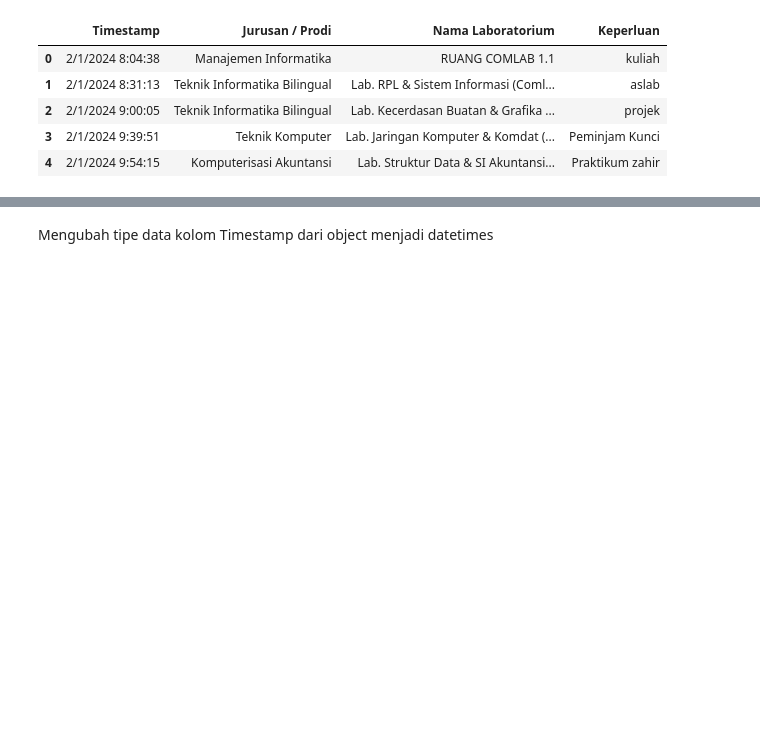
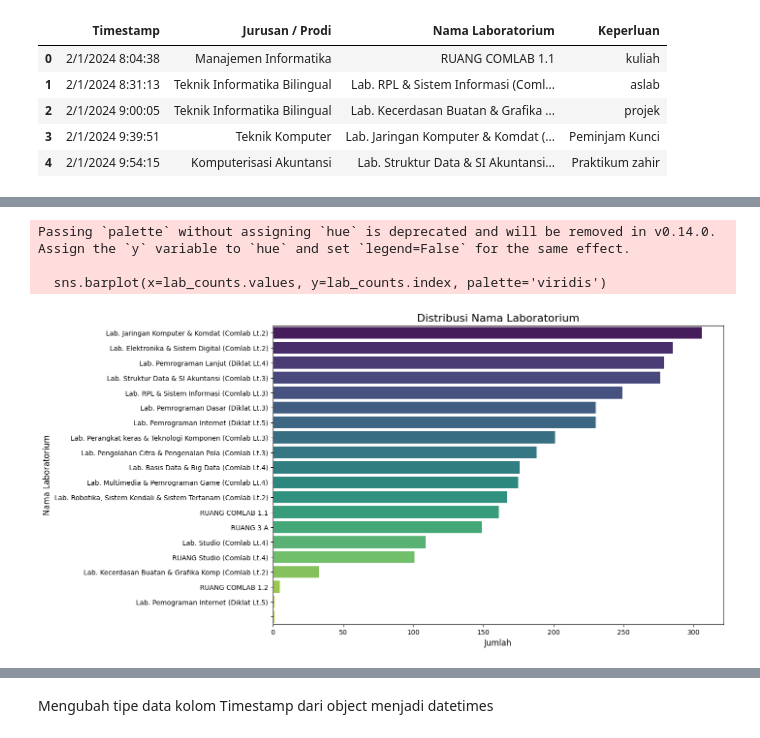
Before and after one commit to Annasaby/Data-mining-association, a Jupyter notebook: main.ipynb, the cells around one changed output, grey strips where cells are left out. Cells and saved outputs as stored; diff of their text form; code cells hidden in the pictures; blank space fills up the shorter version.

```diff
--- a/main.ipynb
+++ b/main.ipynb
@@ -158,0 +183,15 @@ df_cleaned.head()
+# %%
+lab_counts = df_cleaned['Nama Laboratorium'].value_counts()
+
+# Membuat visualisasi
+plt.figure(figsize=(12, 8))
+sns.barplot(x=lab_counts.values, y=lab_counts.index, palette='viridis')
+plt.title('Distribusi Nama Laboratorium', fontsize=16)
+plt.xlabel('Jumlah', fontsize=12)
+plt.ylabel('Nama Laboratorium', fontsize=12)
+plt.show()
+# %% [output]
+Passing `palette` without assigning `hue` is deprecated and will be removed in v0.14.0. Assign the `y` variable to `hue` and set `legend=False` for the same effect.
+
+  sns.barplot(x=lab_counts.values, y=lab_counts.index, palette='viridis')
+[figure, added]
```
Also changed, not shown: parts of 22 cells of this notebook, 6 other files.
